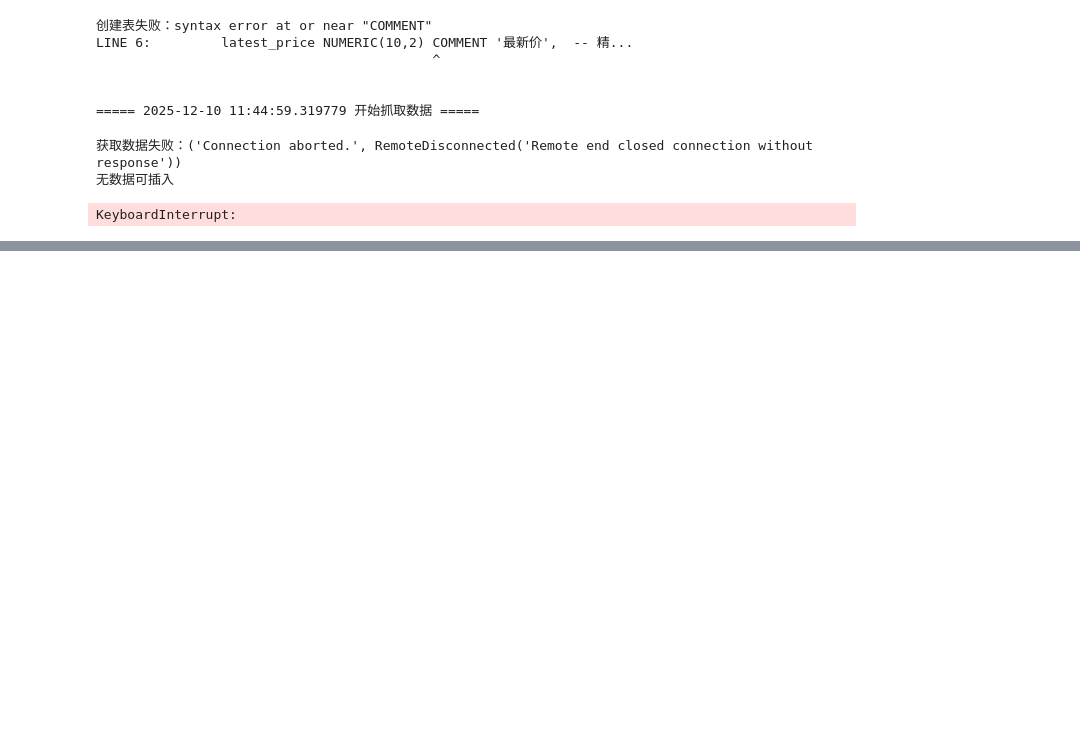
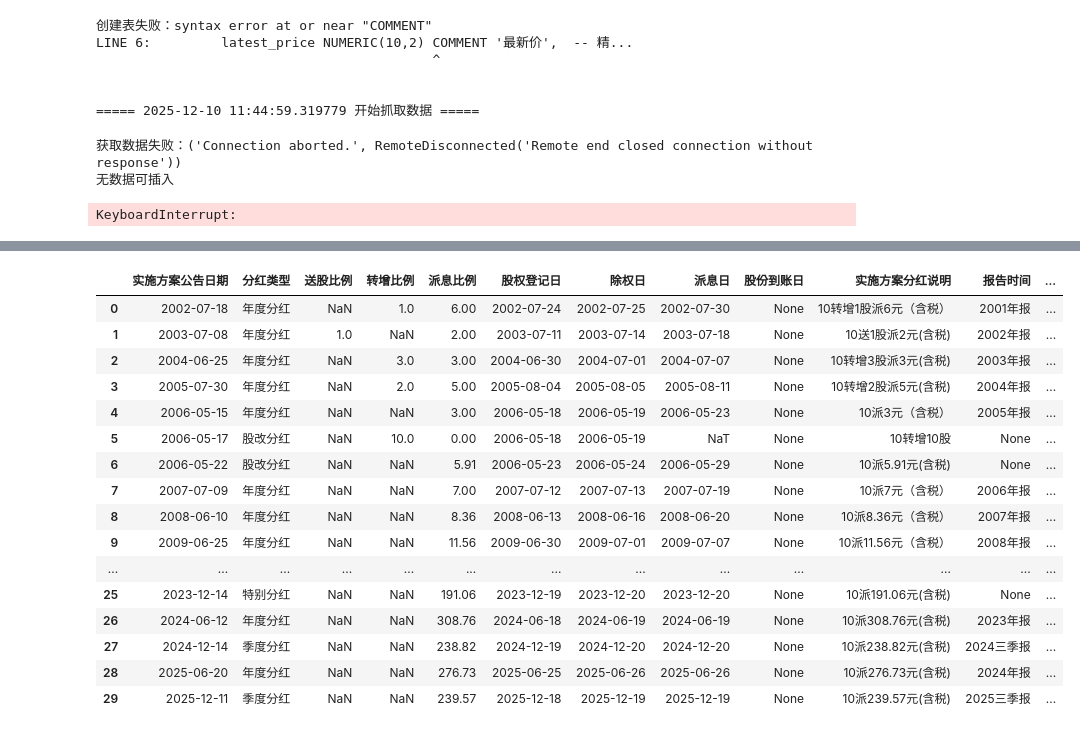
Before and after one commit to zmdsn/ecox, a Jupyter notebook: help.ipynb, the cells around one changed output, grey strips where cells are left out. Drawn from its saved outputs; the diff is of its cells as text; code cells hidden in the pictures; blank space fills up the shorter version.

```diff
--- a/help.ipynb
+++ b/help.ipynb
@@ -634,0 +1184,4 @@ datetime.now()
+# %%
+df = ak.stock_history_dividend_detail(
+    symbol = "600519", indicator = "分红")
+df
@@ -634,0 +1206,21 @@ datetime.now()
+# %%
+
+# 获取贵州茅台（600519）的分红送配记录
+stock_code = "600519"
+def get_dividend_info(stock_code):
+    df = ak.stock_dividend_cninfo(symbol=stock_code)
+    df['红利'] = df['实施方案分红说明'].str.extract(r'派(\d+(?:\.\d+)?)元')[0].astype(float).fillna(0.0)
+    df['10派'] = df['实施方案分红说明'].str[:2].astype(int).fillna(1)
+    df['年份'] = df['报告时间'].str[:4]
+    return df
+
+
+
+df = get_dividend_info(stock_code)
+df.groupby('年份')[['10派', '红利']].sum()
+
+# df['10派'] =
+
+
+# print(df[['公告日期', '股权登记日', '除权除息日', '派息', '送股', '转增']])
+# df
@@ -634,0 +1246,33 @@ datetime.now()
+# %%
+
+# import re
+
+# text = "10转增3股派3元(含税)"
+# match = re.search(r'派(\d+(?:\.\d+)?)元', text)
+# if match:
+#     dividend = float(match.group(1))
+#     print(dividend)  # 输出: 3.0
+
+
+# df['实施方案分红说明'].str.extract(r'派(\d+(?:\.\d+)?)元')[0].astype(float)
+
+# 10
+df
+# %% [output]
+|  | 实施方案公告日期 | 分红类型 | 送股比例 | 转增比例 | 派息比例 | 股权登记日 | 除权日 | 派息日 | 股份到账日 | 实施方案分红说明 | 报告时间 | ... |
+| 0 | 2002-07-18 | 年度分红 | NaN | 1.0 | 6.00 | 2002-07-24 | 2002-07-25 | 2002-07-30 | None | 10转增1股派6元（含税） | 2001年报 | ... |
+| 1 | 2003-07-08 | 年度分红 | 1.0 | NaN | 2.00 | 2003-07-11 | 2003-07-14 | 2003-07-18 | None | 10送1股派2元(含税) | 2002年报 | ... |
+| 2 | 2004-06-25 | 年度分红 | NaN | 3.0 | 3.00 | 2004-06-30 | 2004-07-01 | 2004-07-07 | None | 10转增3股派3元(含税) | 2003年报 | ... |
+| 3 | 2005-07-30 | 年度分红 | NaN | 2.0 | 5.00 | 2005-08-04 | 2005-08-05 | 2005-08-11 | None | 10转增2股派5元(含税) | 2004年报 | ... |
+| 4 | 2006-05-15 | 年度分红 | NaN | NaN | 3.00 | 2006-05-18 | 2006-05-19 | 2006-05-23 | None | 10派3元（含税） | 2005年报 | ... |
+| 5 | 2006-05-17 | 股改分红 | NaN | 10.0 | 0.00 | 2006-05-18 | 2006-05-19 | NaT | None | 10转增10股 | None | ... |
+| 6 | 2006-05-22 | 股改分红 | NaN | NaN | 5.91 | 2006-05-23 | 2006-05-24 | 2006-05-29 | None | 10派5.91元(含税) | None | ... |
+| 7 | 2007-07-09 | 年度分红 | NaN | NaN | 7.00 | 2007-07-12 | 2007-07-13 | 2007-07-19 | None | 10派7元（含税） | 2006年报 | ... |
+| 8 | 2008-06-10 | 年度分红 | NaN | NaN | 8.36 | 2008-06-13 | 2008-06-16 | 2008-06-20 | None | 10派8.36元（含税） | 2007年报 | ... |
+| 9 | 2009-06-25 | 年度分红 | NaN | NaN | 11.56 | 2009-06-30 | 2009-07-01 | 2009-07-07 | None | 10派11.56元（含税） | 2008年报 | ... |
+| ... | ... | ... | ... | ... | ... | ... | ... | ... | ... | ... | ... | ... |
+| 25 | 2023-12-14 | 特别分红 | NaN | NaN | 191.06 | 2023-12-19 | 2023-12-20 | 2023-12-20 | None | 10派191.06元(含税) | None | ... |
+| 26 | 2024-06-12 | 年度分红 | NaN | NaN | 308.76 | 2024-06-18 | 2024-06-19 | 2024-06-19 | None | 10派308.76元(含税) | 2023年报 | ... |
+| 27 | 2024-12-14 | 季度分红 | NaN | NaN | 238.82 | 2024-12-19 | 2024-12-20 | 2024-12-20 | None | 10派238.82元(含税) | 2024三季报 | ... |
+| 28 | 2025-06-20 | 年度分红 | NaN | NaN | 276.73 | 2025-06-25 | 2025-06-26 | 2025-06-26 | None | 10派276.73元(含税) | 2024年报 | ... |
+| 29 | 2025-12-11 | 季度分红 | NaN | NaN | 239.57 | 2025-12-18 | 2025-12-19 | 2025-12-19 | None | 10派239.57元(含税) | 2025三季报 | ... |
```
Also changed, not shown: parts of 28 cells of this notebook, 53 other files.
